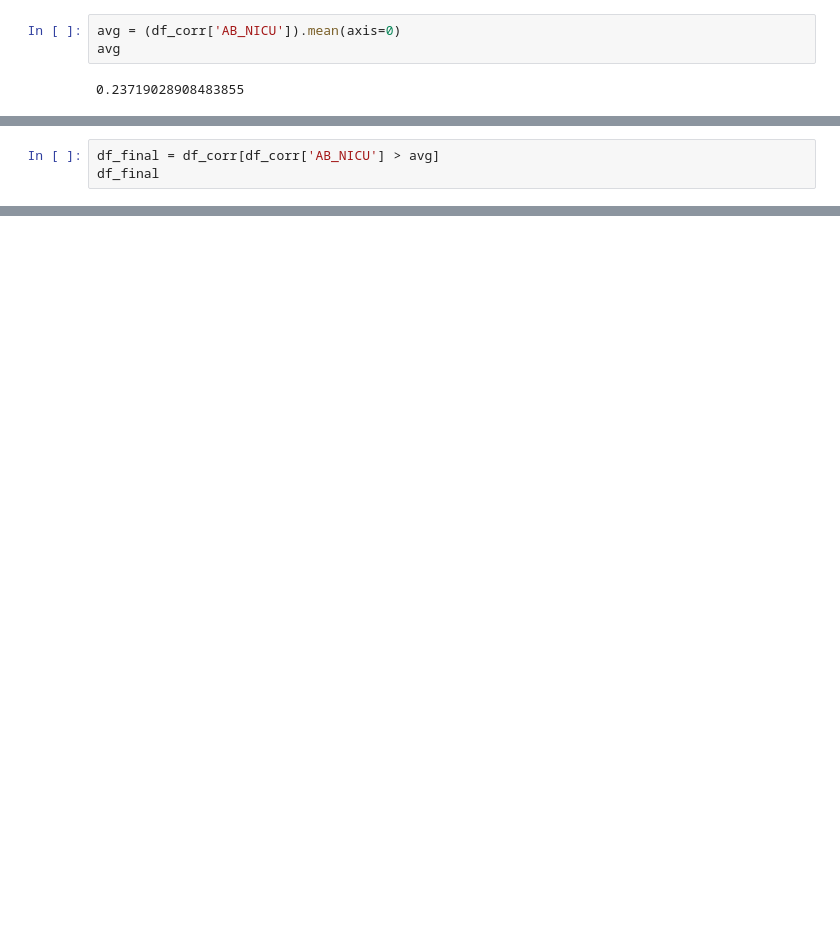
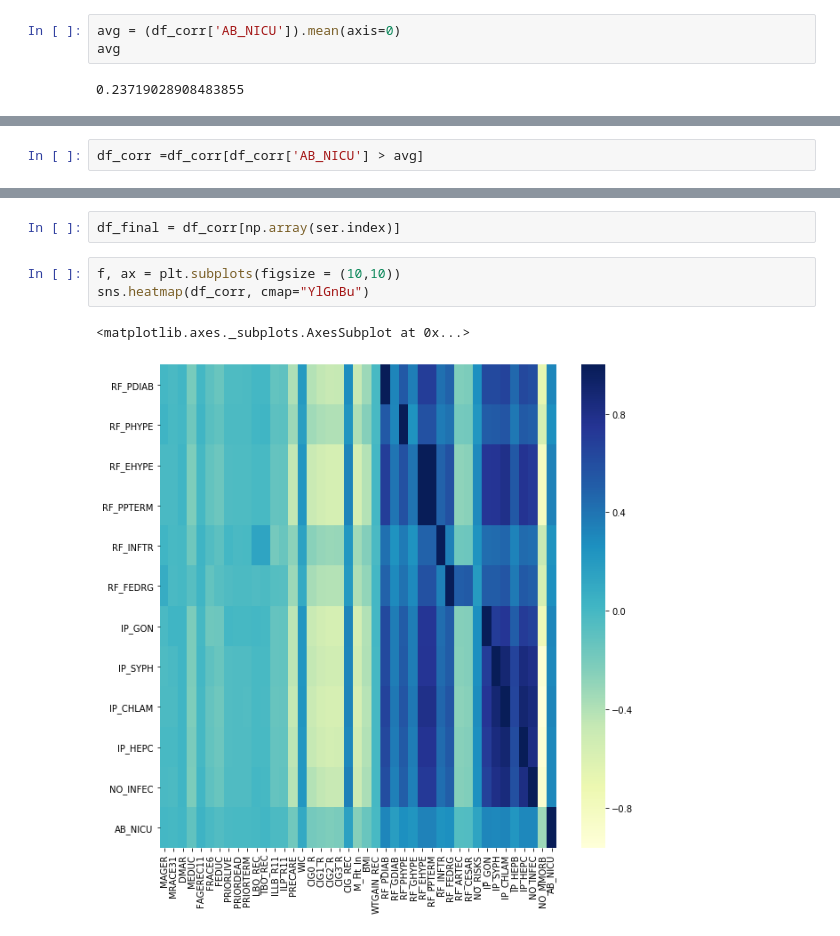
Before and after one commit to alickr/cdcnatality, a Jupyter notebook: analysis/categorical_feature_analysis.ipynb, the cells around one changed output, grey strips where cells are left out. Drawn from its saved outputs; the diff is of its cells as text; blank space fills up the shorter version.

```diff
--- a/analysis/categorical_feature_analysis.ipynb
+++ b/analysis/categorical_feature_analysis.ipynb
@@ -114,3 +152,2 @@ avg
 # %%
-df_final = df_corr[df_corr['AB_NICU'] > avg]
-df_final
+df_corr =df_corr[df_corr['AB_NICU'] > avg]
@@ -147,0 +170,8 @@ df_final
+# %%
+df_final = df_corr[np.array(ser.index)]
+# %%
+f, ax = plt.subplots(figsize = (10,10))
+sns.heatmap(df_corr, cmap="YlGnBu")
+# %% [output]
+<matplotlib.axes._subplots.AxesSubplot at 0x...>
+[figure, added]
```
Also changed, not shown: parts of 11 cells of this notebook.
